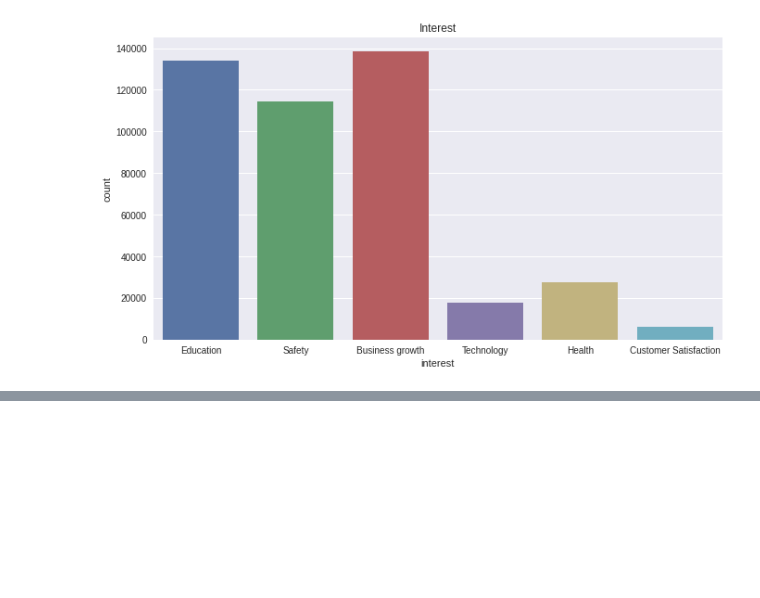
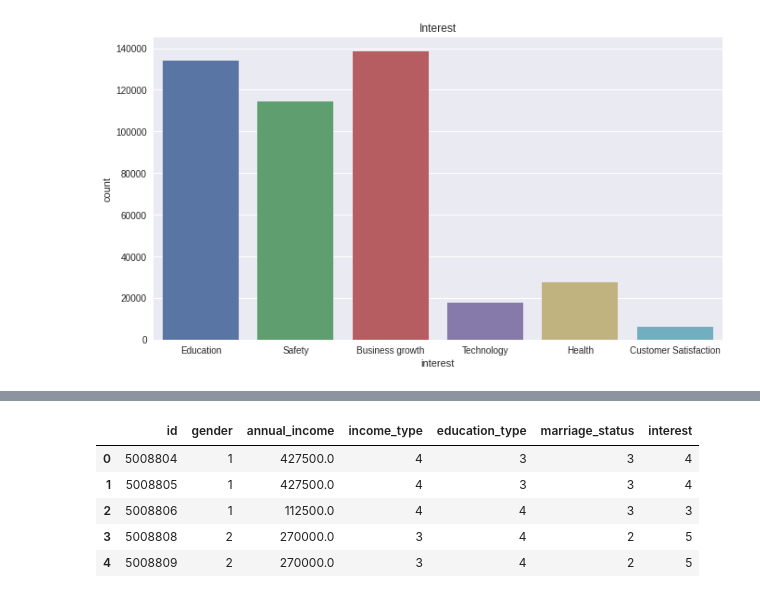
Before and after one commit to drizedunn/Food-Preference, a Jupyter notebook: mlquote.ipynb, the cells around one changed output, grey strips where cells are left out. Drawn from its saved outputs; the diff is of its cells as text; code cells hidden in the pictures; blank space fills up the shorter version.

```diff
--- a/mlquote.ipynb
+++ b/mlquote.ipynb
@@ -317,0 +341,26 @@ plt.show()
+# %%
+# Coverting categorical values to numerical through mapping
+
+gender_map = {'M': 1, 'F': 2}
+t_data['gender'] = t_data['gender'].map(gender_map)
+
+income_type_map = {'Student': 0, 'Commercial associate': 3, 'Pensioner': 2, 'State servant': 1, 'Working':4}
+t_data['income_type'] = t_data['income_type'].map(income_type_map)
+
+education_type_map = {'Academic degree': 0, 'Higher education': 3, 'Incomplete Secondary': 2, 'Lower secondary': 1, 'Higher Secondary':4}
+t_data['education_type'] = t_data['education_type'].map(education_type_map)
+
+marriage_status_map = {'Widow': 0, 'Married': 3, 'Single': 2, 'Separated': 1,}
+t_data['marriage_status'] = t_data['marriage_status'].map(marriage_status_map)
+
+interest_map = {'Customer Satisfaction': 0, 'Safety': 3, 'Health': 2, 'Technology': 1, 'Education':4, 'Business growth': 5}
+t_data['interest'] = t_data['interest'].map(interest_map)
+# %%
+t_data.head()
+# %% [output]
+|  | id | gender | annual_income | income_type | education_type | marriage_status | interest |
+| 0 | 5008804 | 1 | 427500.0 | 4 | 3 | 3 | 4 |
+| 1 | 5008805 | 1 | 427500.0 | 4 | 3 | 3 | 4 |
+| 2 | 5008806 | 1 | 112500.0 | 4 | 4 | 3 | 3 |
+| 3 | 5008808 | 2 | 270000.0 | 3 | 4 | 2 | 5 |
+| 4 | 5008809 | 2 | 270000.0 | 3 | 4 | 2 | 5 |
```
Also changed, not shown: parts of 8 cells of this notebook.
